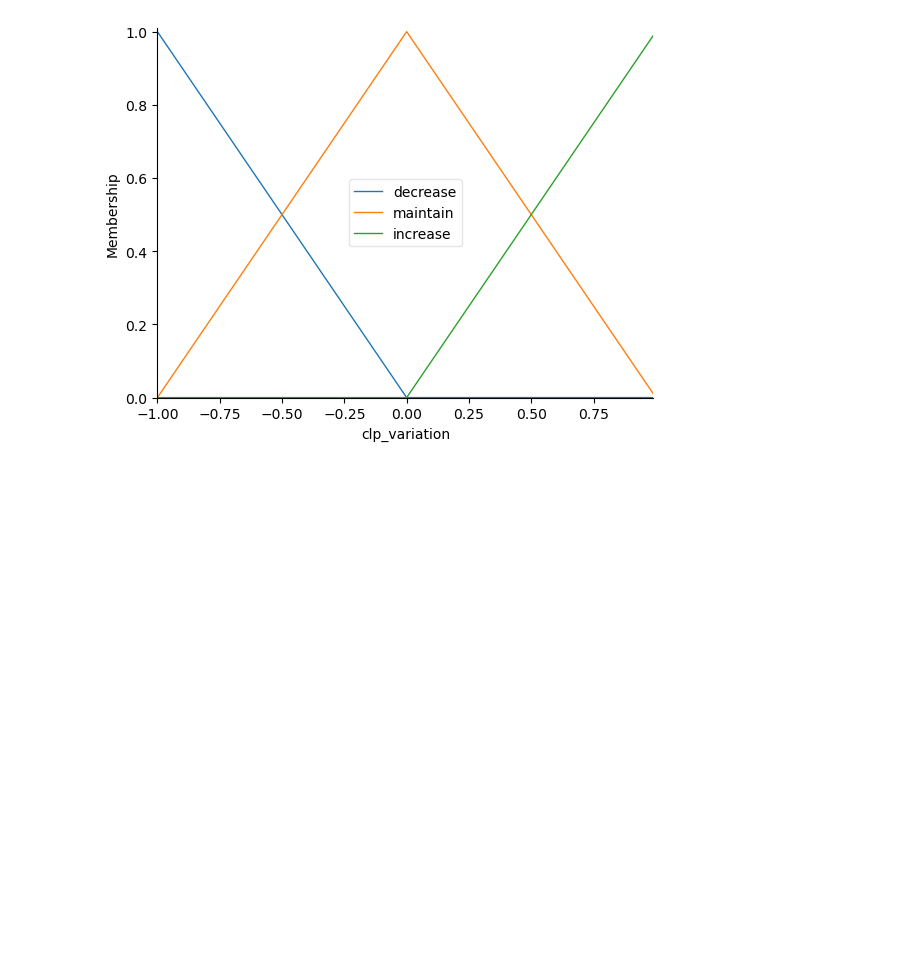
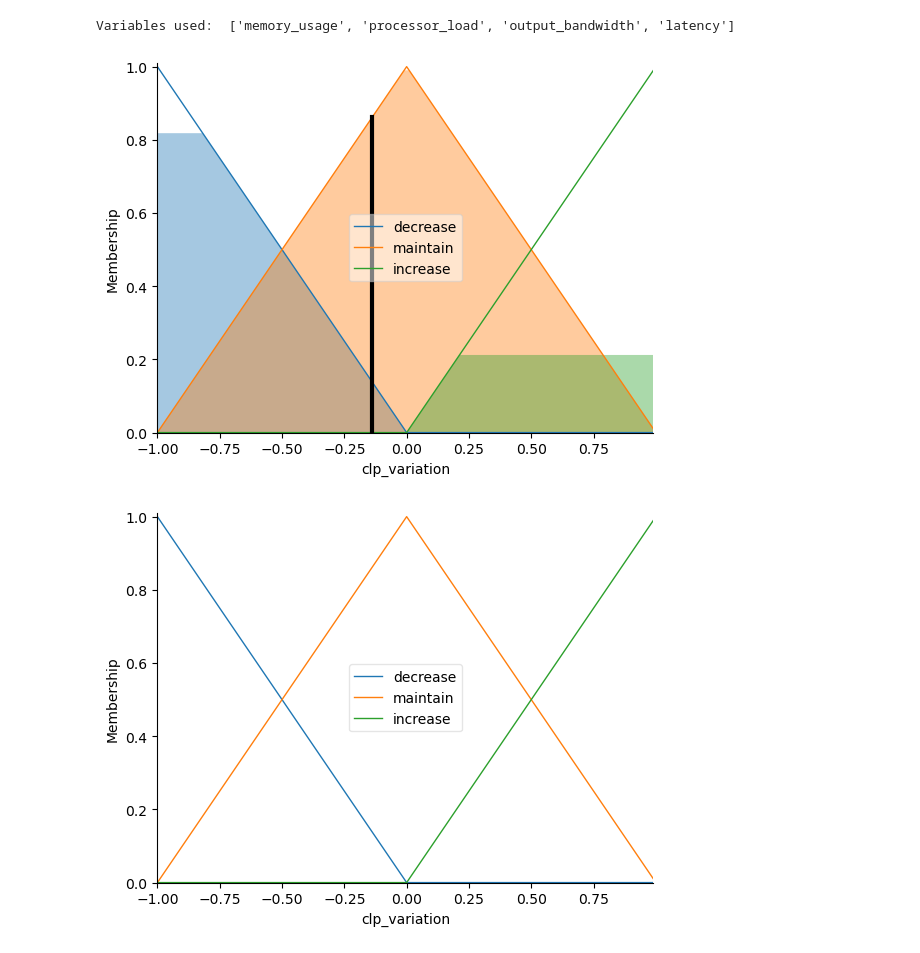
Before and after one commit to leobt23/Computational_Intelligence_forIOT, a Jupyter notebook: project_2_fuzzy/main.ipynb, the cells around one changed output. Saved outputs shown, nothing was run; the diff lists cells and outputs as text; code cells hidden in the pictures; blank space fills up the shorter version.

```diff
--- a/project_2_fuzzy/main.ipynb
+++ b/project_2_fuzzy/main.ipynb
@@ -45,3 +97,82 @@ clp_variation['increase'] = fuzz.trimf(clp_variation.universe, [0, 1, 1])
+# %%
+# Defining the variables you're using
+variables_used = ['memory_usage', 'processor_load', 'output_bandwidth', 'latency']
+# Printing the variables you're using
+print('Variables used: ', variables_used)
+# Variables left out:
+# input_network_throughput, output_network_throughput
+
+# Defining the ranges for each variable
+ranges = {
+    'memory_usage': np.arange(0, 1, 0.01),
+    'processor_load': np.arange(0, 1, 0.01),
+    'output_bandwidth': np.arange(0, 1, 0.01),
+    'latency': np.arange(0, 1, 0.01),
+    'input_network_throughput': np.arange(0, 1, 0.01),
+    'output_network_throughput': np.arange(0, 1, 0.01)
+}
+
+# Defining the Antecedents
+antecedents = {var: ctrl.Antecedent(ranges[var], var) for var in variables_used}
+
+# Defining the output variable
+clp_variation = ctrl.Consequent(np.arange(-1, 1, 0.01), 'clp_variation')
+
+# Defining the membership functions for the input variables
+for var in variables_used:
+    antecedents[var].automf(3, names=['low', 'medium', 'high'])
+
+# Defining the membership functions for the output variable
+clp_variation['decrease'] = fuzz.trimf(clp_variation.universe, [-1, -1, 0])
+clp_variation['maintain'] = fuzz.trimf(clp_variation.universe, [-1, 0, 1])
+clp_variation['increase'] = fuzz.trimf(clp_variation.universe, [0, 1, 1])
+
+# Defining the rules
+rules = [
+    ctrl.Rule(antecedents['memory_usage']['high'] | antecedents['processor_load']['high'], clp_variation['decrease']),
+    ctrl.Rule(antecedents['memory_usage']['low'] | antecedents['processor_load']['low'], clp_variation['increase']),
+    ctrl.Rule(antecedents['memory_usage']['low'] & antecedents['processor_load']['low'], clp_variation['increase']),
+    ctrl.Rule(antecedents['memory_usage']['medium'] & antecedents['processor_load']['medium'], clp_variation['maintain']),
+    ctrl.Rule(antecedents['latency']['high'], clp_variation['increase']),
+    ctrl.Rule(antecedents['latency']['low'], clp_variation['decrease']),
+    ctrl.Rule(antecedents['latency']['medium'], clp_variation['maintain']),
+    ctrl.Rule(antecedents['output_bandwidth']['low'], clp_variation['decrease']),
+    ctrl.Rule(antecedents['output_bandwidth']['high'], clp_variation['increase']),
+    ctrl.Rule(antecedents['output_bandwidth']['medium'], clp_variation['maintain'])
+]
+
+# Creating the control system
+clp_ctrl = ctrl.ControlSystem(rules)
+
+# Creating the simulator
+clp_simulator = ctrl.ControlSystemSimulation(clp_ctrl)
+
+# Values that will be used for the simulation
+values = {
+    'memory_usage': 0.9,
+    'processor_load': 0.9,
+    'output_bandwidth': 0.5,
+    'latency': 0.6,
+    'input_network_throughput': 0.5,
+    'output_network_throughput': 0.4
+}
+values_used = [values[var] for var in variables_used]
+
+if len(values_used) != len(variables_used):
+    raise Exception('The number of values and variables does not match')
+
+# Update the variables
+for i,var in enumerate(variables_used):
+    clp_simulator.input[var] = values_used[i]
+
+# Executing the simulation
+clp_simulator.compute()
+
+# Checking the simulation result, and what it suggests
+clp_variation.view(sim=clp_simulator)
+# %% [output]
+Variables used:  ['memory_usage', 'processor_load', 'output_bandwidth', 'latency']
+[figure, added]
 # %%
 # Taking a look at the membership functions
 #memory_usage.view()
```
Also changed, not shown: parts of 3 cells of this notebook.
